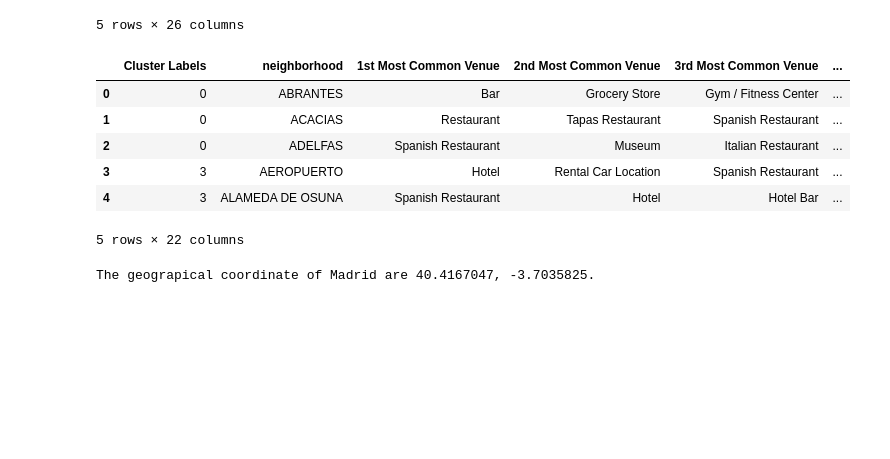
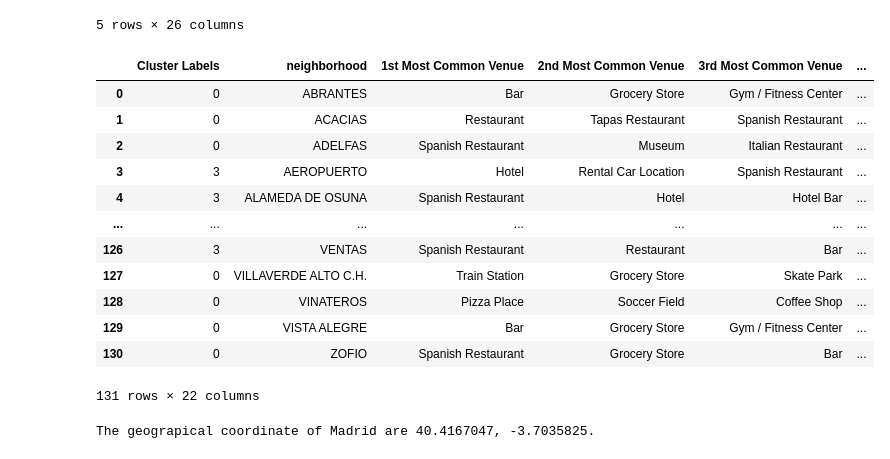
Before and after one commit to Rafa-SP/Battle-of-the-neighborhoods-Madrid, a Jupyter notebook: Battle-of-the-neighborhoods-madrid.ipynb, the cells around one changed output. Cells and saved outputs as stored; diff of their text form; code cells hidden in the pictures; blank space fills up the shorter version.

```diff
--- a/Battle-of-the-neighborhoods-madrid.ipynb
+++ b/Battle-of-the-neighborhoods-madrid.ipynb
@@ -395,15 +395,21 @@ madrid_merged.head()
 | 4 | 1 | CENTRO | UNIVERSIDAD | 40.42565 | -3.70726 | 0 | Café | ... |
 5 rows × 26 columns
 # %%
-neighborhoods_venues_sorted.head()
+neighborhoods_venues_sorted
 # %% [output]
 |  | Cluster Labels | neighborhood | 1st Most Common Venue | 2nd Most Common Venue | 3rd Most Common Venue | ... |
 | 0 | 0 | ABRANTES | Bar | Grocery Store | Gym / Fitness Center | ... |
 | 1 | 0 | ACACIAS | Restaurant | Tapas Restaurant | Spanish Restaurant | ... |
 | 2 | 0 | ADELFAS | Spanish Restaurant | Museum | Italian Restaurant | ... |
 | 3 | 3 | AEROPUERTO | Hotel | Rental Car Location | Spanish Restaurant | ... |
 | 4 | 3 | ALAMEDA DE OSUNA | Spanish Restaurant | Hotel | Hotel Bar | ... |
+| ... | ... | ... | ... | ... | ... | ... |
+| 126 | 3 | VENTAS | Spanish Restaurant | Restaurant | Bar | ... |
+| 127 | 0 | VILLAVERDE ALTO C.H. | Train Station | Grocery Store | Skate Park | ... |
+| 128 | 0 | VINATEROS | Pizza Place | Soccer Field | Coffee Shop | ... |
+| 129 | 0 | VISTA ALEGRE | Bar | Grocery Store | Gym / Fitness Center | ... |
+| 130 | 0 | ZOFIO | Spanish Restaurant | Grocery Store | Bar | ... |
-5 rows × 22 columns
+131 rows × 22 columns
 # %%
 #searching location for 'madrid, españa'
 
```
